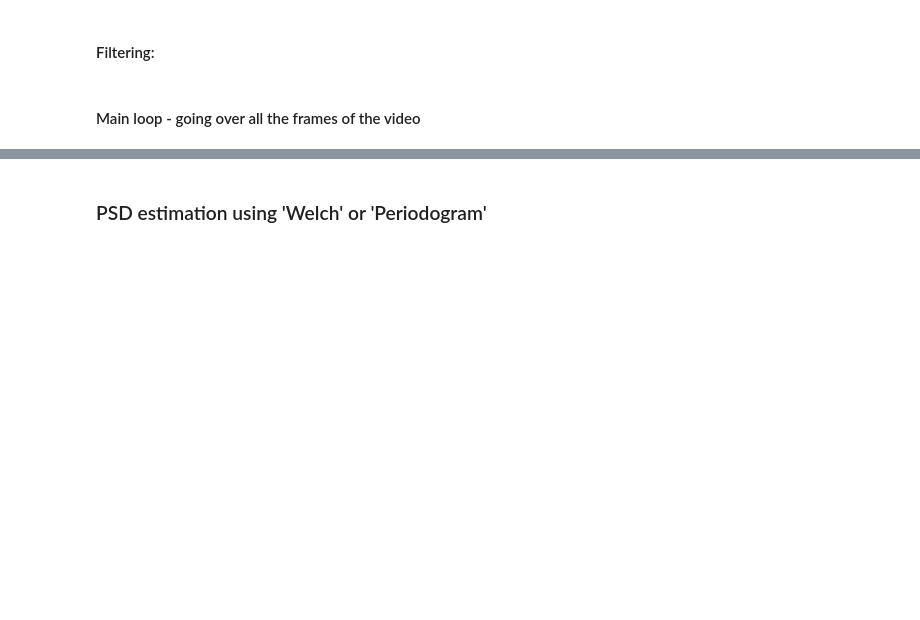
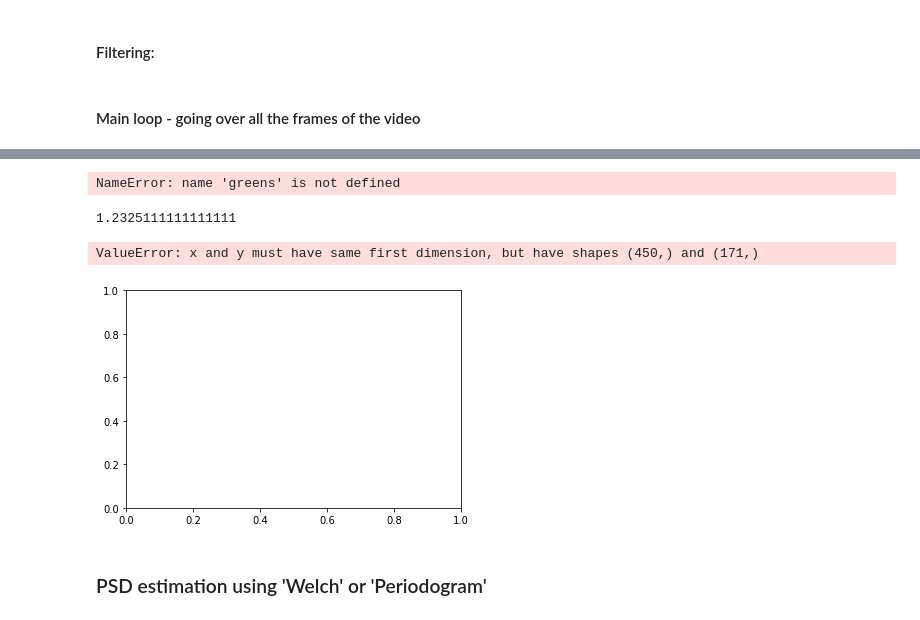
Before and after one commit to eyalgolan/KOIOS, a Jupyter notebook: basicEngine.ipynb, the cells around one changed output, grey strips where cells are left out. Cells and saved outputs as stored; diff of their text form; code cells hidden in the pictures; blank space fills up the shorter version.

```diff
--- a/basicEngine.ipynb
+++ b/basicEngine.ipynb
@@ -83,7 +83,7 @@ def bad_frame(blue, green, red):
 # %% [markdown]
 #### Getting RGB values from a frame and adding them to arrays
 # %%
-def parse_RGB(image, greens, reds, blues, frame_number):
+def parse_RGB(roi, color_sig):
     """
     Parses an image to its RGB channels
     :param image: the image to be parsed
@@ -94,19 +94,15 @@ def parse_RGB(image, greens, reds, blues, frame_number):
     :param frame_number - is the number of the frame of the video.
     :return: a flag indicating if there is a next image, and the next image
     """
-    im = cv2.cvtColor(image, cv2.COLOR_RGB2BGR) # inorder to use cv2.split() we need to address the image as BGR (instead of RGB)
+    im = cv2.cvtColor(roi, cv2.COLOR_RGB2BGR) # inorder to use cv2.split() we need to address the image as BGR (instead of RGB)
     blue, green, red = cv2.split(im)
     b_mean,g_mean,r_mean = np.mean(blue),np.mean(green),np.mean(red)
     if not bad_frame(b_mean,g_mean,r_mean):
-        blues = np.append(blues,b_mean)
-        greens = np.append(greens,g_mean)
-        reds = np.append(reds,r_mean)
-#     if not bad_frame(np.mean(blue), np.mean(green), np.mean(red)):
-#         greens[0, frame_number] = np.mean(green)
-#         blues[0, frame_number] = np.mean(blue)
-#         reds[0, frame_number] = np.mean(red)
-        return True,greens,reds,blues
-    return False,greens,reds,blues
+        color_channels = image.reshape(-1, image.shape[-1])
+        avg_color = color_channels.mean(axis=0)
+        color_sig.append(avg_color)
+        return True, color_sig
+    return False, color_sig
 # %%
 def get_new_frame(vidcap):
     success, image = vidcap.read()
@@ -185,7 +214,7 @@ fps = vidcap.get(cv2.CAP_PROP_FPS) # fs == sampling rate
 round_fps = np.round(fps)
 number_of_frames = vidcap.get(cv2.CAP_PROP_FRAME_COUNT)
 window_size = 30
-greens,reds,blues = [],[],[]
+color_sig = []
 frame_number = 0
 heart_rates = []
 logging.info("Parsing images ...")
@@ -196,29 +225,8 @@ while success:
     if rois is not None :
 #     image = cv2.imread("frame_roi_output.jpg") # possible BUG: read the same image twice if face not detected.(FIXED)
         roi = np.vstack((rois[0],rois[1]))
-        is_good_frame,greens,reds,blues = parse_RGB(roi, greens, reds, blues, frame_number)
+        is_good_frame,color_sig = parse_RGB(roi, color_sig)
     if is_good_frame:
         frame_number += 1
     success, image = get_new_frame(vidcap)
-
-greens = greens.reshape(-1, greens.shape[-1])
-size = 171
-while len(greens) > 30 :
-    window_start = size - window_size
-    size -= window_size
-    print("window_start: " + str(window_start) + " , size: " + str(size))
-    window = greens[window_start : window_start + window_size]
-    last_hr = heart_rates[-1] if len(heart_rates) > 0 else None
-    heart_rates.append(getHeartRate(window, last_hr))
-
-if frame_number != greens.size: # TO BE REVIEW BY EYAL, POSSIBLE BUG FIX HERE!
-    frame_number = greens.size
-axis = np.arange((frame_number / round_fps), step=(1 / 30)) # axis is Time
-plot_result(greens, reds, blues, axis, "All 3 channels") # original signals
-# apply filtering on all the channels:
-green_buttered = filter_channel(greens,round_fps)
-red_buttered = filter_channel(reds,round_fps)
-blue_buttered = filter_channel(blues,round_fps)
-# plotting the channels after apllying the filter
-plot_result(green_buttered, red_buttered, blue_buttered, axis, "After Filter") # after filtering
 # %% [output]
@@ -243,0 +250,18 @@ ValueError: x and y must have same first dimension, but have shapes (171,) and (
+# %%
+window_time_sec = 1
+window_size = int(np.ceil(window_time_sec * round_fps))
+
+window_start = color_sig.shape[1]
+while window_start > window_size :
+    window_start -= window_size
+    window = color_sig[window_start : window_start + window_size]
+    last_hr = heart_rates[-1] if len(heart_rates) > 0 else None
+    heart_rates.append(getHeartRate(window))
+# %% [output]
+NameError: name 'greens' is not defined
+# %%
+getHeartRate(color_sig)
+# %% [output]
+1.2325111111111111
+ValueError: x and y must have same first dimension, but have shapes (450,) and (171,)
+[figure, added]
```
Also changed, not shown: parts of 5 cells of this notebook.
